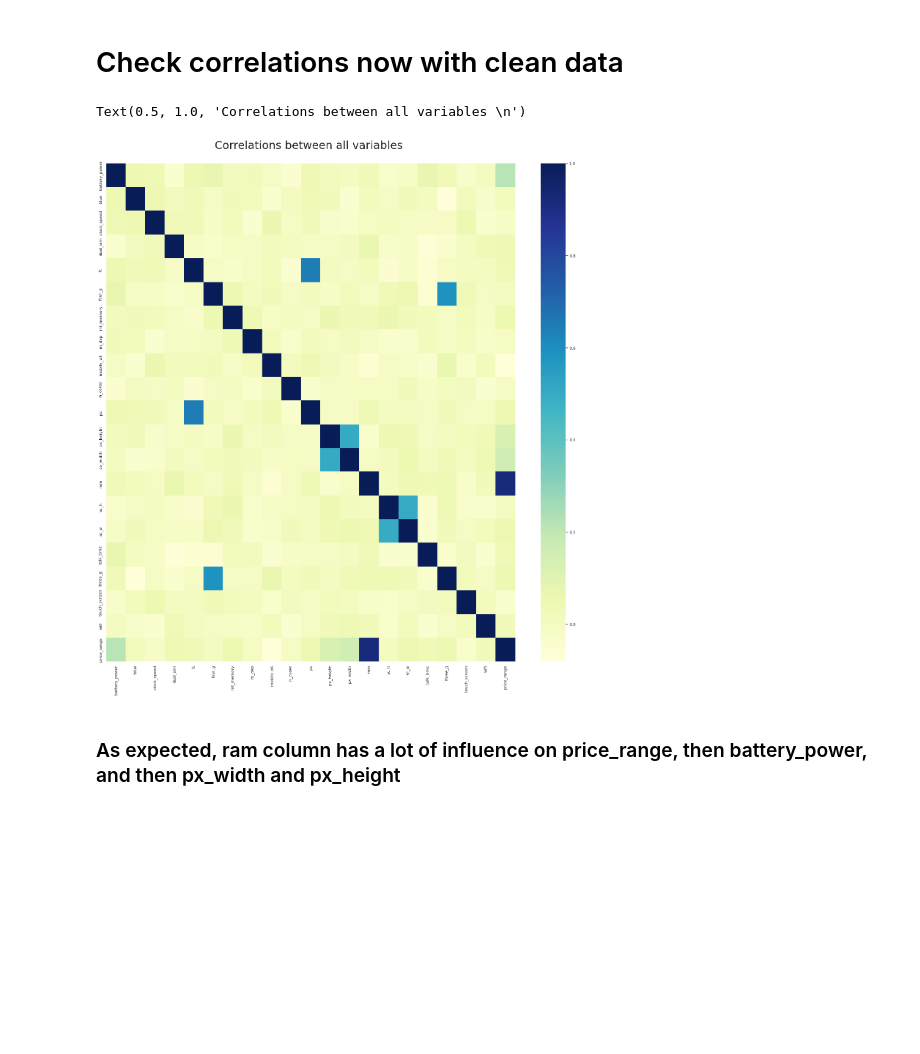
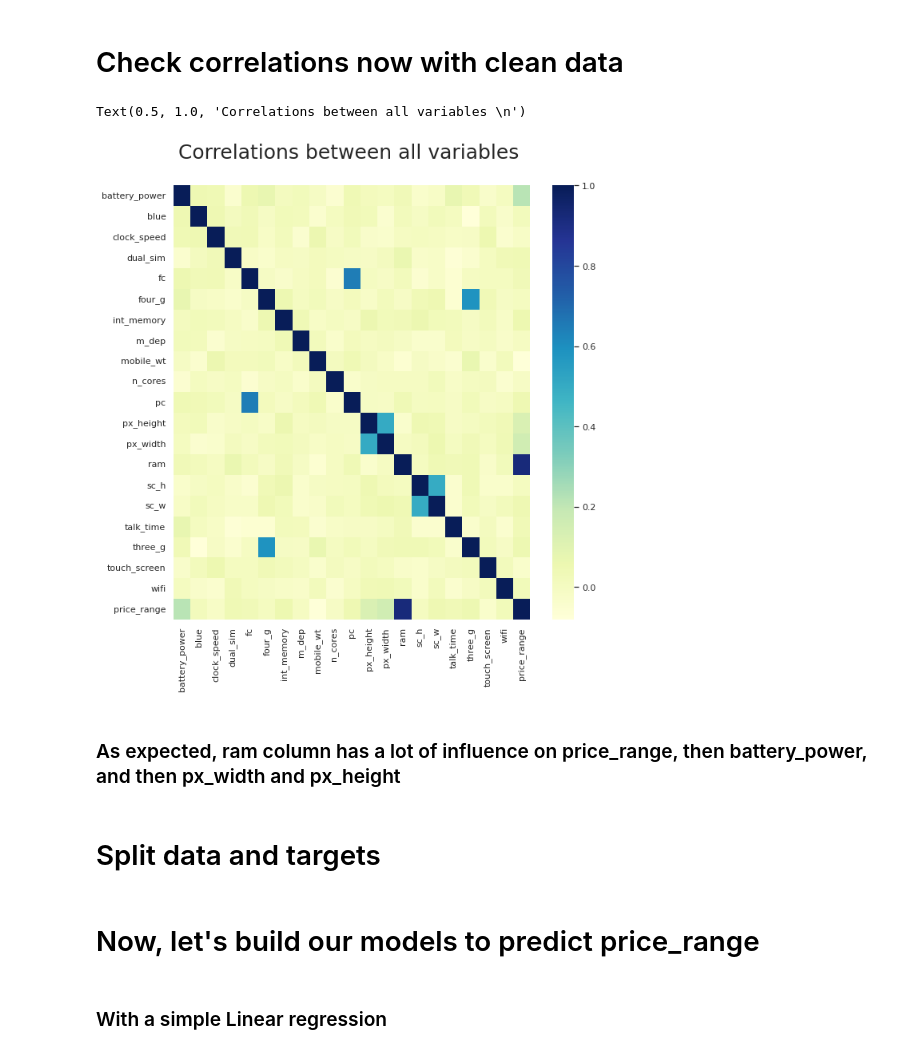
Before and after one commit to Meridolian/smartphone_classification, a Jupyter notebook: smartphones_classification.ipynb, the cells around one changed output. Saved outputs shown, nothing was run; the diff lists cells and outputs as text; code cells hidden in the pictures; blank space fills up the shorter version.

```diff
--- a/smartphones_classification.ipynb
+++ b/smartphones_classification.ipynb
@@ -149,8 +149,8 @@ Name: price_range, Length: 1000, dtype: int64
 import seaborn as sns
 
 corr = df_train.corr()
-sns.set(rc = {'figure.figsize':(25, 25)})
+sns.set(rc={'figure.figsize':(10, 10)})
 correlations = sns.heatmap(corr, cmap="YlGnBu")
-correlations.set_title("Correlations between all variables \n", fontsize=30)
+correlations.set_title("Correlations between all variables \n", fontsize=25)
 # %% [output]
 Text(0.5, 1.0, 'Correlations between all variables \n')
@@ -248,11 +242,13 @@ len(df_test["battery_power"].loc[df_test["battery_power"].isna()])
 # Check correlations now with clean data
 # %%
 corr = df_train.corr()
-sns.set(rc = {'figure.figsize':(25, 25)})
+sns.set(rc={'figure.figsize':(10, 10)})
 correlations = sns.heatmap(corr, cmap="YlGnBu")
-correlations.set_title("Correlations between all variables \n", fontsize=30)
+correlations.set_title("Correlations between all variables \n", fontsize=25)
 # %% [output]
 Text(0.5, 1.0, 'Correlations between all variables \n')
-[figure, old version]
+[figure, new version]
 # %% [markdown]
 ### As expected, ram column has a lot of influence on price_range, then battery_power, and then px_width and px_height
+# %% [markdown]
+# Split data and targets
@@ -258,0 +262,4 @@ Text(0.5, 1.0, 'Correlations between all variables \n')
+# %% [markdown]
+# Now, let's build our models to predict price_range
+# %% [markdown]
+### With a simple Linear regression
```
Also changed, not shown: parts of 13 cells of this notebook.
